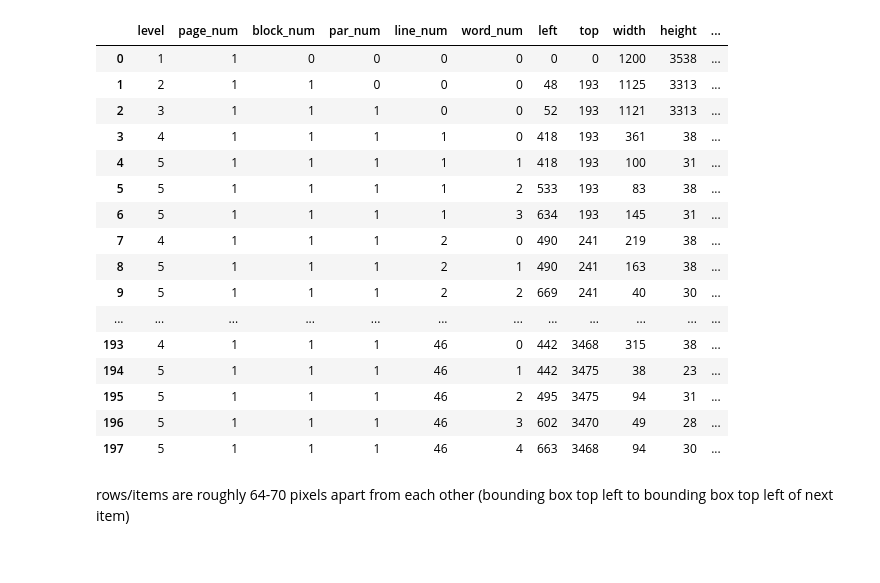
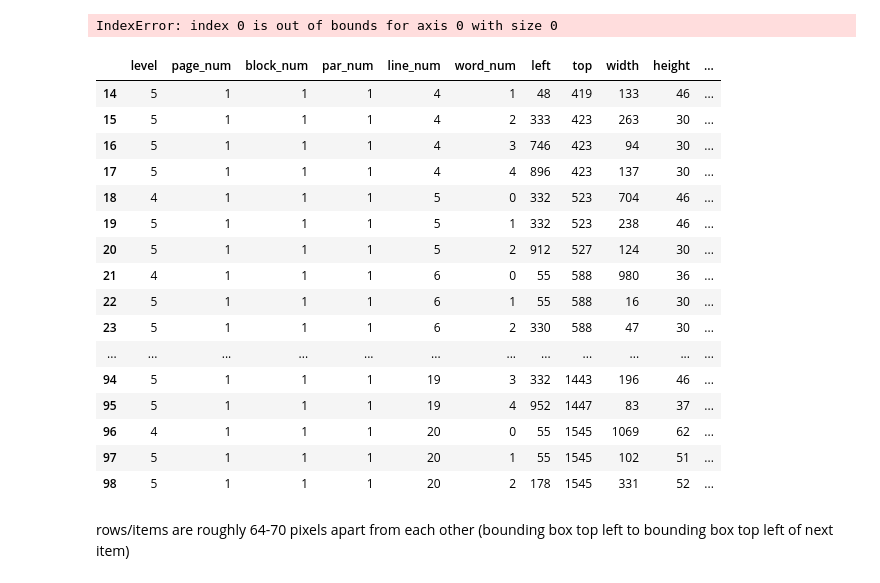
Before and after one commit to FunnyPocketBook/grocitrack, a Jupyter notebook: main.ipynb, the cells around one changed output. Saved outputs shown, nothing was run; the diff lists cells and outputs as text; code cells hidden in the pictures.

Commit message:
get procuts from receipt, try out 2captcha - 2captcha too slow

```diff
--- a/main.ipynb
+++ b/main.ipynb
@@ -26,7 +26,7 @@ from typing import Any, List
 class Receipt:
     def __init__(self, path):
         self.path: str = path
-        self.image = pdf2image.convert_from_path(self.path, dpi=300)[0]
+        self.image = pdf2image.convert_from_path(self.path, dpi=config["dpi"])[0]
         self.df_receipt = pd.DataFrame(
             pytesseract.image_to_data(
                 self.image,
@@ -53,7 +53,7 @@ class Receipt:
 
 
     def _get_receipt_data(self):
-        index_first = self.df_receipt.loc[self.df_receipt["text"].str.contains(config["receipt"]["first-word"], case=False)].index[0]
+        index_first = self.df_receipt.loc[self.df_receipt["text"].str.match(config["receipt"]["first-word"], case=False)].index[0]
         index_last = self.df_receipt.loc[self.df_receipt["text"].str.match(config["receipt"]["last-word"], case=False)].index[0]
         return self.df_receipt.truncate(before=index_first, after=index_last)
 
@@ -87,26 +87,28 @@ def read_receipts(path: Path) -> List[Receipt]:
 
 
 receipts = read_receipts(DATA_PATH)
+# %% [output]
+IndexError: index 0 is out of bounds for axis 0 with size 0
 # %%
-receipts[4].
+receipts[4].df_receipt
 # %% [output]
 |  | level | page_num | block_num | par_num | line_num | word_num | left | top | width | height | ... |
-| 0 | 1 | 1 | 0 | 0 | 0 | 0 | 0 | 0 | 1200 | 3538 | ... |
-| 1 | 2 | 1 | 1 | 0 | 0 | 0 | 48 | 193 | 1125 | 3313 | ... |
-| 2 | 3 | 1 | 1 | 1 | 0 | 0 | 52 | 193 | 1121 | 3313 | ... |
-| 3 | 4 | 1 | 1 | 1 | 1 | 0 | 418 | 193 | 361 | 38 | ... |
-| 4 | 5 | 1 | 1 | 1 | 1 | 1 | 418 | 193 | 100 | 31 | ... |
-| 5 | 5 | 1 | 1 | 1 | 1 | 2 | 533 | 193 | 83 | 38 | ... |
-| 6 | 5 | 1 | 1 | 1 | 1 | 3 | 634 | 193 | 145 | 31 | ... |
-| 7 | 4 | 1 | 1 | 1 | 2 | 0 | 490 | 241 | 219 | 38 | ... |
-| 8 | 5 | 1 | 1 | 1 | 2 | 1 | 490 | 241 | 163 | 38 | ... |
-| 9 | 5 | 1 | 1 | 1 | 2 | 2 | 669 | 241 | 40 | 30 | ... |
+| 14 | 5 | 1 | 1 | 1 | 4 | 1 | 48 | 419 | 133 | 46 | ... |
+| 15 | 5 | 1 | 1 | 1 | 4 | 2 | 333 | 423 | 263 | 30 | ... |
+| 16 | 5 | 1 | 1 | 1 | 4 | 3 | 746 | 423 | 94 | 30 | ... |
+| 17 | 5 | 1 | 1 | 1 | 4 | 4 | 896 | 423 | 137 | 30 | ... |
+| 18 | 4 | 1 | 1 | 1 | 5 | 0 | 332 | 523 | 704 | 46 | ... |
+| 19 | 5 | 1 | 1 | 1 | 5 | 1 | 332 | 523 | 238 | 46 | ... |
+| 20 | 5 | 1 | 1 | 1 | 5 | 2 | 912 | 527 | 124 | 30 | ... |
+| 21 | 4 | 1 | 1 | 1 | 6 | 0 | 55 | 588 | 980 | 36 | ... |
+| 22 | 5 | 1 | 1 | 1 | 6 | 1 | 55 | 588 | 16 | 30 | ... |
+| 23 | 5 | 1 | 1 | 1 | 6 | 2 | 330 | 588 | 47 | 30 | ... |
 | ... | ... | ... | ... | ... | ... | ... | ... | ... | ... | ... | ... |
-| 193 | 4 | 1 | 1 | 1 | 46 | 0 | 442 | 3468 | 315 | 38 | ... |
-| 194 | 5 | 1 | 1 | 1 | 46 | 1 | 442 | 3475 | 38 | 23 | ... |
-| 195 | 5 | 1 | 1 | 1 | 46 | 2 | 495 | 3475 | 94 | 31 | ... |
-| 196 | 5 | 1 | 1 | 1 | 46 | 3 | 602 | 3470 | 49 | 28 | ... |
-| 197 | 5 | 1 | 1 | 1 | 46 | 4 | 663 | 3468 | 94 | 30 | ... |
+| 94 | 5 | 1 | 1 | 1 | 19 | 3 | 332 | 1443 | 196 | 46 | ... |
+| 95 | 5 | 1 | 1 | 1 | 19 | 4 | 952 | 1447 | 83 | 37 | ... |
+| 96 | 4 | 1 | 1 | 1 | 20 | 0 | 55 | 1545 | 1069 | 62 | ... |
+| 97 | 5 | 1 | 1 | 1 | 20 | 1 | 55 | 1545 | 102 | 51 | ... |
+| 98 | 5 | 1 | 1 | 1 | 20 | 2 | 178 | 1545 | 331 | 52 | ... |
 # %% [markdown]
 rows/items are roughly 64-70 pixels apart from each other (bounding box top left to bounding box top left of next item)
 # %%
```
Also changed, not shown: 4 other files.
